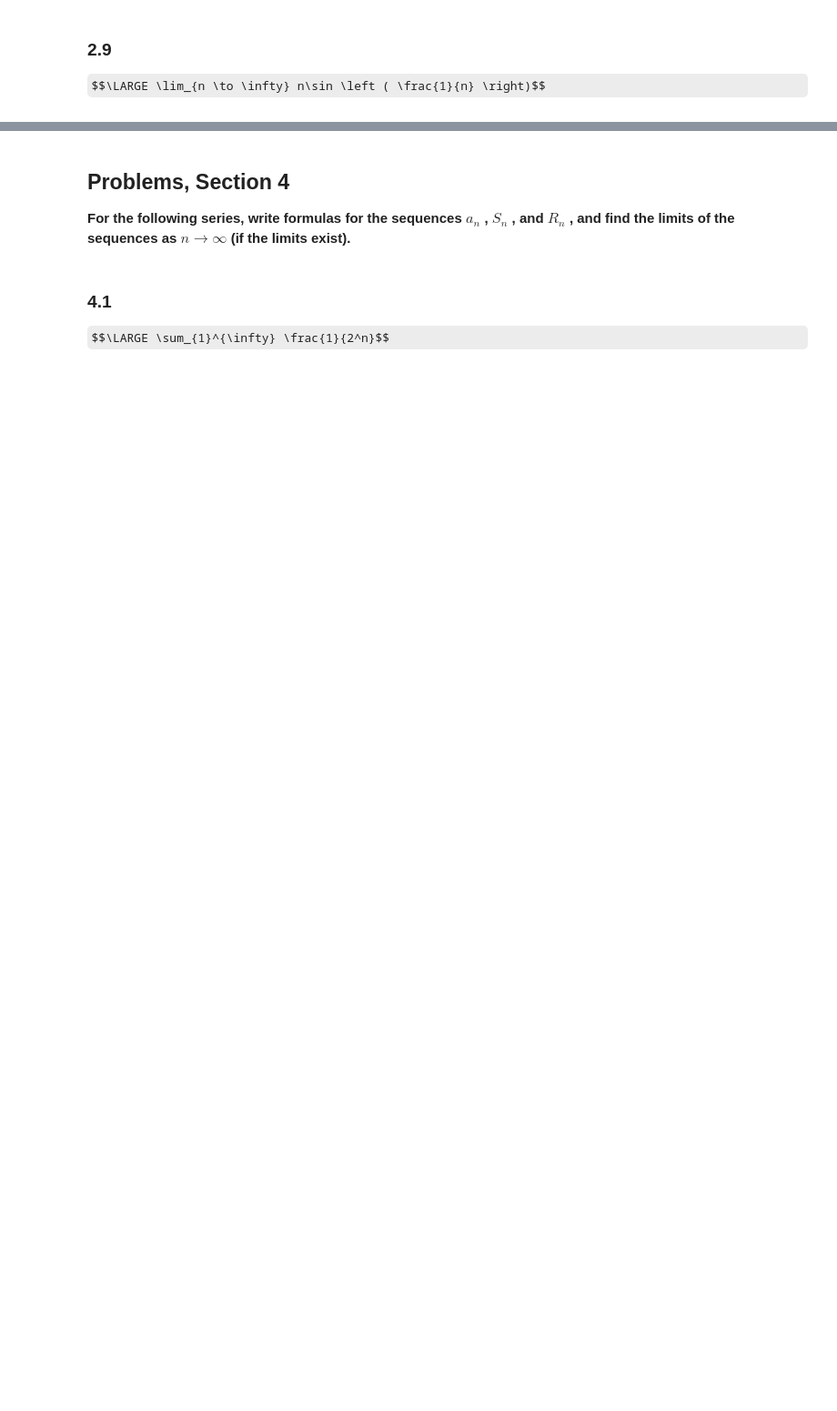
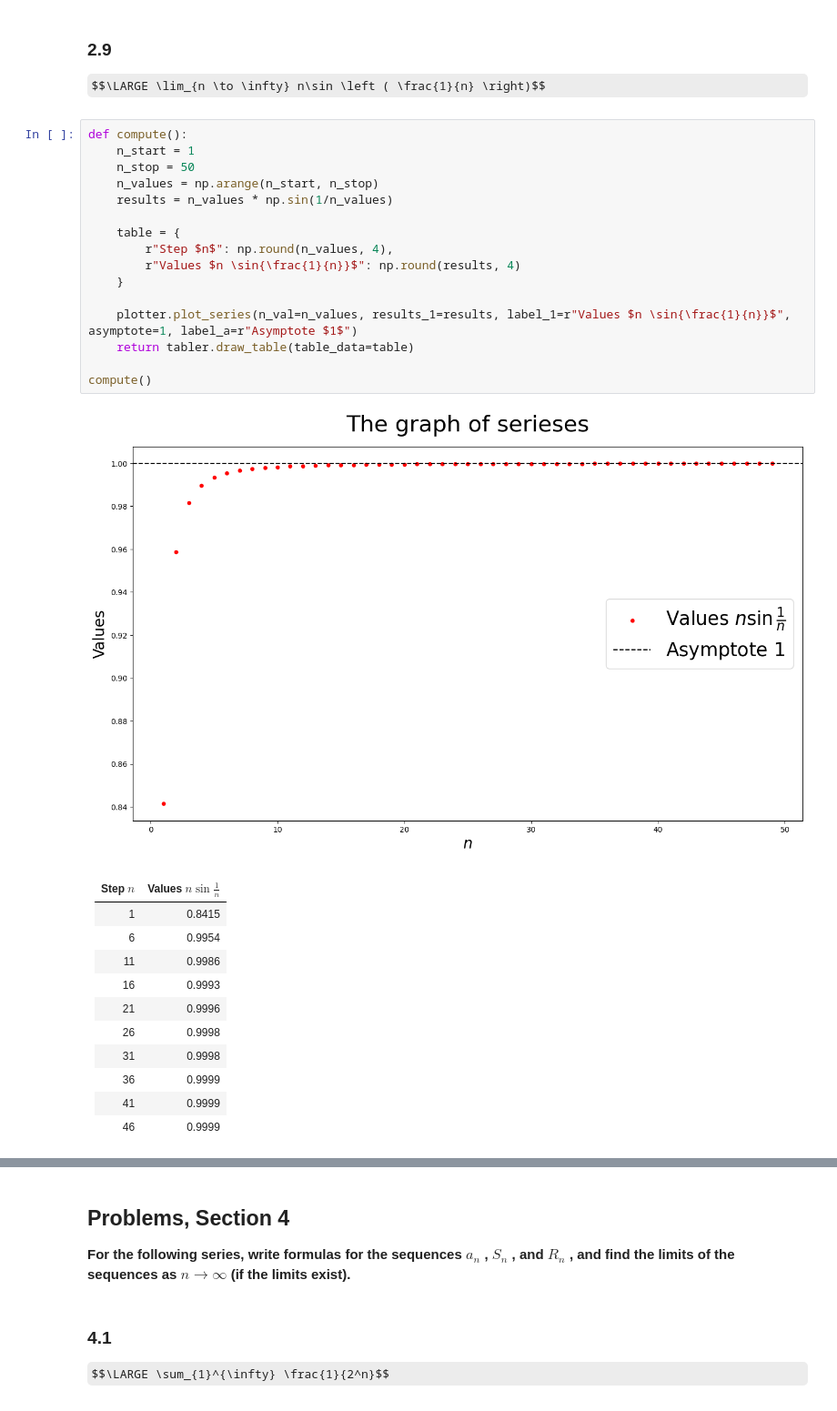
Before and after one commit to KacperCedro/study-notes, a Jupyter notebook: math/Mary-L-Boas/ch01-inifnite-series-power-series/exercises.ipynb, the cells around one changed output, grey strips where cells are left out. Shown at 91% size. Saved outputs shown, nothing was run; the diff lists cells and outputs as text; some formulas as TeX source; blank space fills up the shorter version.

Commit message:
Updated shared library: plotter and tabler + new graphs in main document

```diff
--- a/math/Mary-L-Boas/ch01-inifnite-series-power-series/exercises.ipynb
+++ b/math/Mary-L-Boas/ch01-inifnite-series-power-series/exercises.ipynb
@@ -192,6 +205,36 @@ compute()
 # %% [markdown]
 ### 2.9
 $$\LARGE \lim_{n \to \infty} n\sin \left ( \frac{1}{n} \right)$$
+# %%
+def compute():
+    n_start = 1
+    n_stop = 50
+    n_values = np.arange(n_start, n_stop)
+    results = n_values * np.sin(1/n_values)
+
+    table = {
+        r"Step $n$": np.round(n_values, 4),
+        r"Values $n \sin{\frac{1}{n}}$": np.round(results, 4)
+    }
+
+    plotter.plot_series(n_val=n_values, results_1=results, label_1=r"Values $n \sin{\frac{1}{n}}$", asymptote=1, label_a=r"Asymptote $1$")
+    return tabler.draw_table(table_data=table)
+
+compute()
+# %% [output]
+[figure, added]
+|   Step $n$ |   Values $n \sin{\frac{1}{n}}$ |
+|-----------:|-------------------------------:|
+|          1 |                         0.8415 |
+|          6 |                         0.9954 |
+|         11 |                         0.9986 |
+|         16 |                         0.9993 |
+|         21 |                         0.9996 |
+|         26 |                         0.9998 |
+|         31 |                         0.9998 |
+|         36 |                         0.9999 |
+|         41 |                         0.9999 |
+|         46 |                         0.9999 |
 # %% [markdown]
 ![2.9](./assets/2.9.png)
 # %% [markdown]
```
Also changed, not shown: parts of 1 cell of this notebook, 3 other files.
